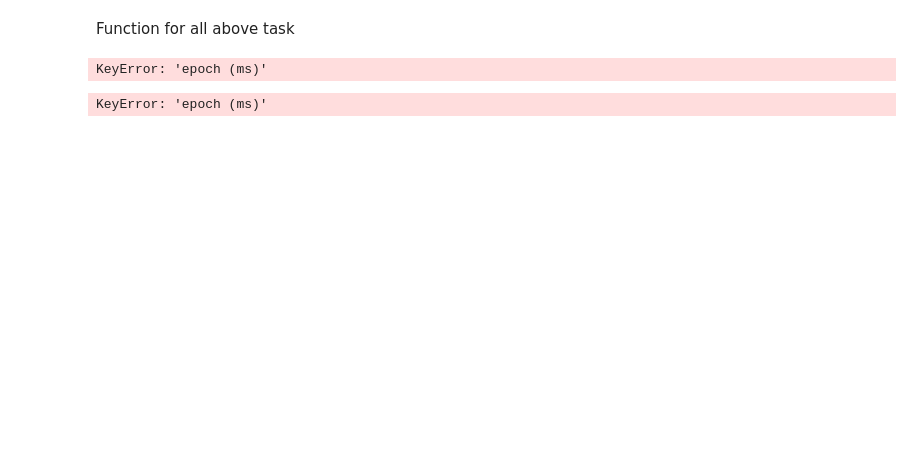
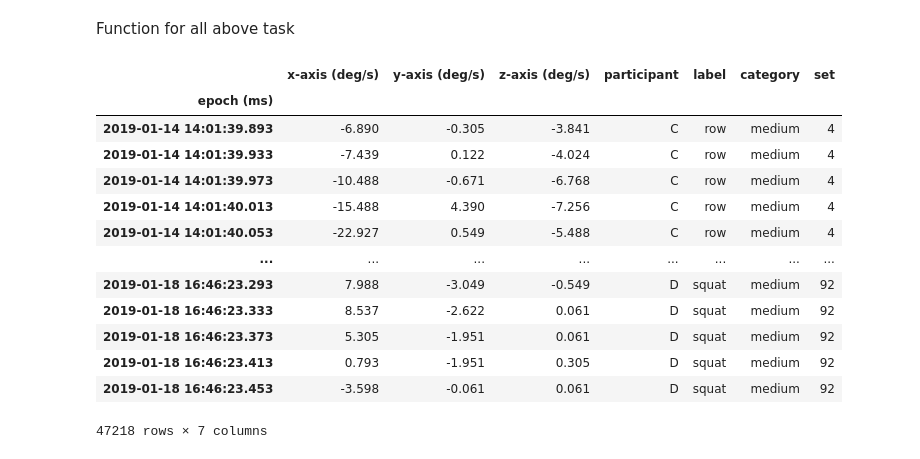
Before and after one commit to surajjorwar/FitnessTracker, a Jupyter notebook: FitnessTracker.ipynb, the cells around one changed output. Saved outputs shown, nothing was run; the diff lists cells and outputs as text; code cells hidden in the pictures; blank space fills up the shorter version.

```diff
--- a/FitnessTracker.ipynb
+++ b/FitnessTracker.ipynb
@@ -170,13 +169,15 @@ del gyr_df['elapsed (s)']
 Function for all above task
 # %%
 def read_data_file(files):
+  acc_df = pd.DataFrame()
+  gyr_df = pd.DataFrame()
+  acc_set = 1
+  gyr_set = 1
+
+
   for f in files:
 
-      acc_df = pd.DataFrame()
-      gyr_df = pd.DataFrame()
 
-      acc_set = 1
-      gyr_set = 1
 
       df = pd.read_csv(f)
 
@@ -200,6 +201,7 @@ def read_data_file(files):
         df['set'] = acc_set
         gyr_set += 1
         gyr_df = pd.concat([gyr_df,df])
+
   acc_df.index = pd.to_datetime(acc_df['epoch (ms)'],unit= 'ms')
   gyr_df.index = pd.to_datetime(gyr_df['epoch (ms)'],unit= 'ms')
 
@@ -214,9 +216,3 @@ def read_data_file(files):
 
   return acc_df,gyr_df
 acc_df,gyr_df = read_data_file(files)
-# %% [output]
-KeyError: 'epoch (ms)'
-# %%
-acc_df,gyr_df = read_data_file(files)
-# %% [output]
-KeyError: 'epoch (ms)'
@@ -224,0 +219,17 @@ acc_df
+# %%
+gyr_df
+# %% [output]
+|  | x-axis (deg/s) | y-axis (deg/s) | z-axis (deg/s) | participant | label | category | set |
+| epoch (ms) |  |  |  |  |  |  |  |
+| 2019-01-14 14:01:39.893 | -6.890 | -0.305 | -3.841 | C | row | medium | 4 |
+| 2019-01-14 14:01:39.933 | -7.439 | 0.122 | -4.024 | C | row | medium | 4 |
+| 2019-01-14 14:01:39.973 | -10.488 | -0.671 | -6.768 | C | row | medium | 4 |
+| 2019-01-14 14:01:40.013 | -15.488 | 4.390 | -7.256 | C | row | medium | 4 |
+| 2019-01-14 14:01:40.053 | -22.927 | 0.549 | -5.488 | C | row | medium | 4 |
+| ... | ... | ... | ... | ... | ... | ... | ... |
+| 2019-01-18 16:46:23.293 | 7.988 | -3.049 | -0.549 | D | squat | medium | 92 |
+| 2019-01-18 16:46:23.333 | 8.537 | -2.622 | 0.061 | D | squat | medium | 92 |
+| 2019-01-18 16:46:23.373 | 5.305 | -1.951 | 0.061 | D | squat | medium | 92 |
+| 2019-01-18 16:46:23.413 | 0.793 | -1.951 | 0.305 | D | squat | medium | 92 |
+| 2019-01-18 16:46:23.453 | -3.598 | -0.061 | 0.061 | D | squat | medium | 92 |
+47218 rows × 7 columns
```
Also changed, not shown: parts of 2 cells of this notebook.
